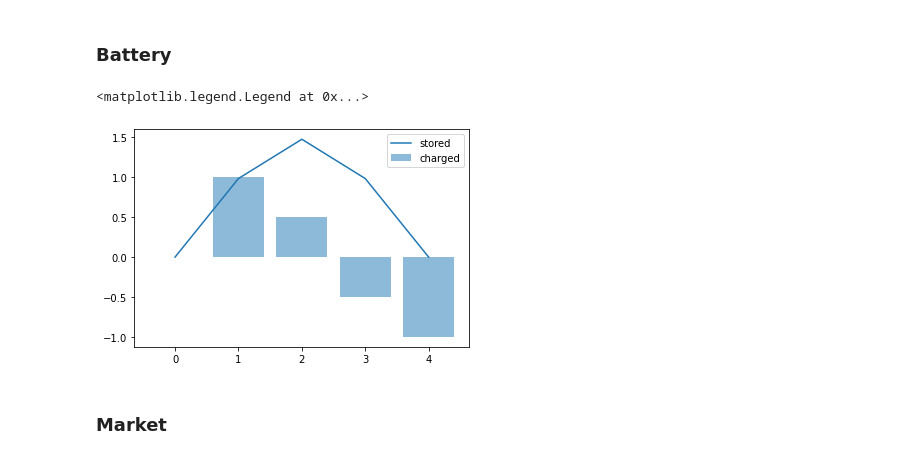
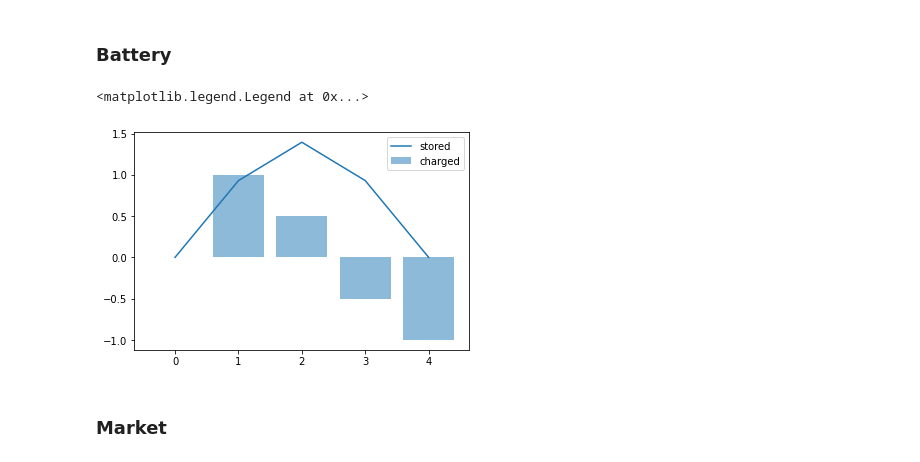
Before and after one commit to skipperkongen/elarb, a Jupyter notebook: notebooks/simulator.ipynb, the cells around one changed output. Cells and saved outputs as stored; diff of their text form; code cells hidden in the pictures.

```diff
--- a/notebooks/simulator.ipynb
+++ b/notebooks/simulator.ipynb
@@ -129,7 +129,7 @@ class SimpleBattery:
         ) * percentage
 
         # lost to conversion
-        charged_kWh = consumed_kWh * (1-self.loss_pct)
+        charged_kWh = consumed_kWh * (1-self.state.loss_pct)
 
         # wear and tear on battery from charging
         cost = abs(consumed_kWh)*self.state.depreciation_per_kWh
@@ -143,21 +143,22 @@ class SimpleBattery:
     def get_state(self):
         return copy.deepcopy(self.state)
 # %%
-bat = SimpleBattery(loss_pct=0.015)
+bat = SimpleBattery()
 charges = [0, 1, .5, -.5, -1]
 remaining = []
 
 for pct in charges:
     bat.charge(pct)
-    remaining.append(bat.remaining_kWh)
+
+    remaining.append(bat.get_state().remaining_kWh)
 
 n = len(charges)
 plt.bar(range(n), charges, label='charged', alpha=0.5)
 plt.plot(range(n), remaining, label='stored')
 plt.legend()
 # %% [output]
 <matplotlib.legend.Legend at 0x...>
-[figure, old version]
+[figure, new version]
 # %% [markdown]
 ### Market
 # %%
```
Also changed, not shown: parts of 3 cells of this notebook.
